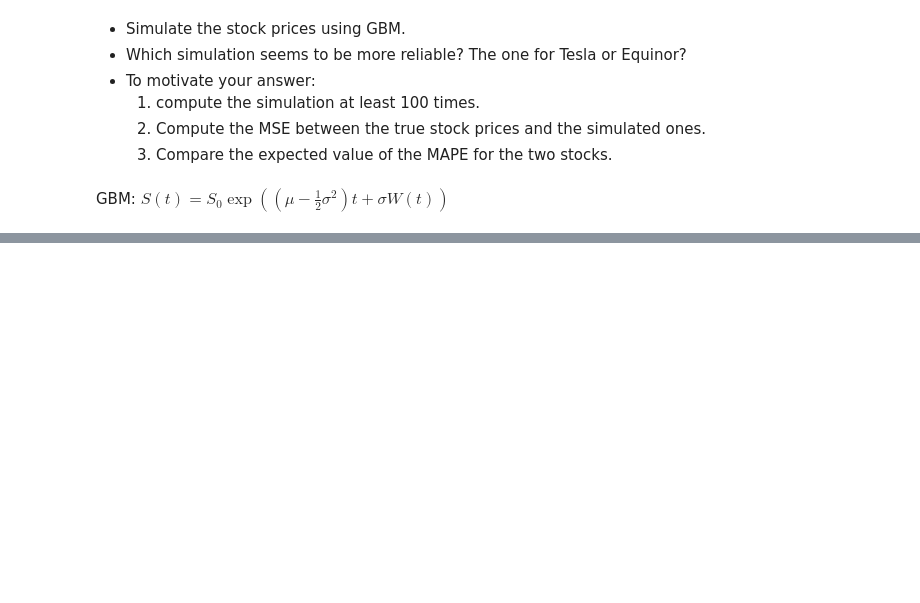
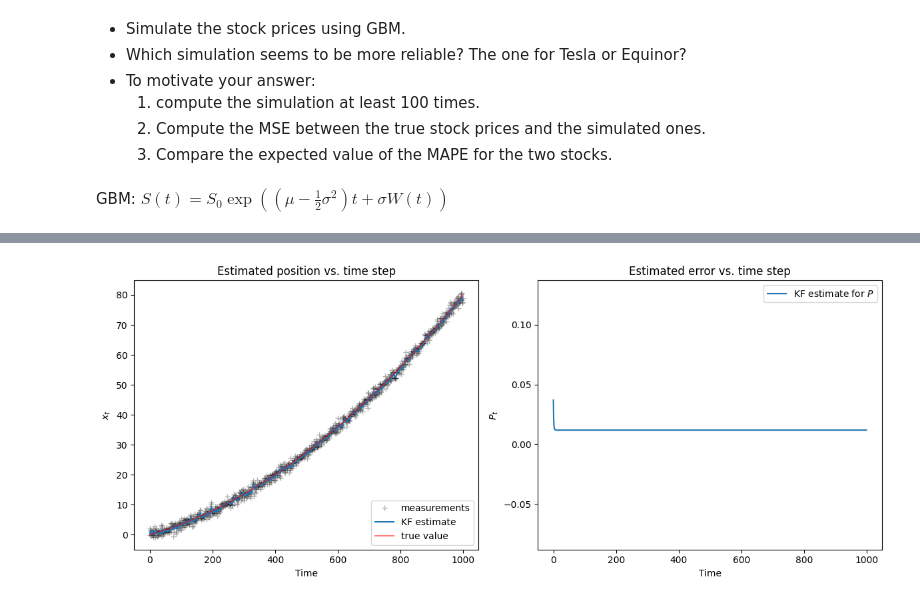
Before and after one commit to Selkief/python-time-series-handbook, a Jupyter notebook: exercises5-8.ipynb, the cells around one changed output, grey strips where cells are left out. Cells and saved outputs as stored; diff of their text form; code cells hidden in the pictures; blank space fills up the shorter version.

```diff
--- a/exercises5-8.ipynb
+++ b/exercises5-8.ipynb
@@ -621,0 +773,27 @@ As the two stocks are in quite different price ranges MAPE might be more represe
+# %%
+#change some parameters
+R = 1.0
+Q_est = 0.5e-2
+R_est = 4e-2
+# generate new noisy measurements
+Zx = np.zeros(n_measurements)
+for t in range(0, n_measurements):
+    Zx[t]= Xt[t] + np.random.normal(0, np.sqrt(R), 1)[0]
+#reset lists and initial guesses
+x = 0
+P = 0.5
+KF_estimate = []
+KF_error = []
+
+# apply Kalman filter
+for z in Zx:
+    x, P = kalman_1d(x, P, z, R_est, Q_est)
+    KF_estimate.append(x)
+    KF_error.append(P)
+
+fig, axes = plt.subplots(1,2, figsize=(12, 5))
+plot_1d_comparison(Zx, KF_estimate, Xt, axes[0])
+plot_1d_error(KF_error, min(KF_error)-0.1, max(KF_error)+0.1, axes[1])
+plt.tight_layout()
+# %% [output]
+[figure, added]
```
Also changed, not shown: parts of 63 cells of this notebook, 3 other files.
